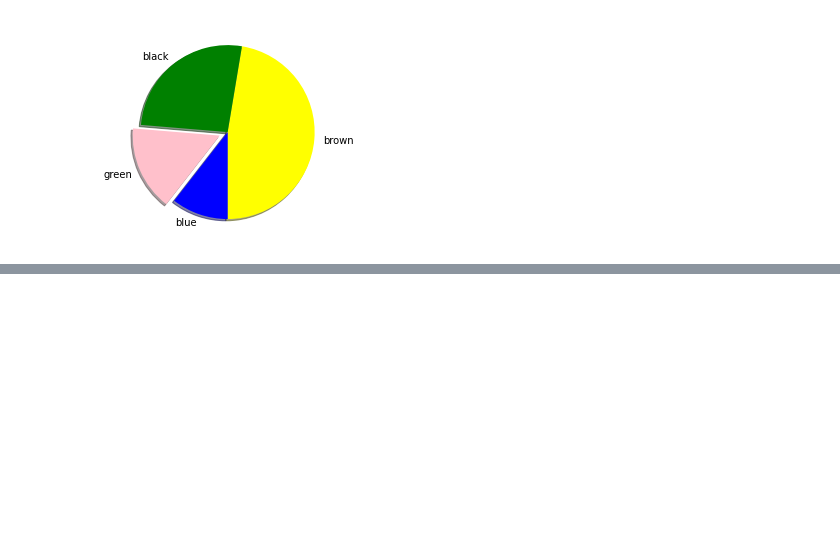
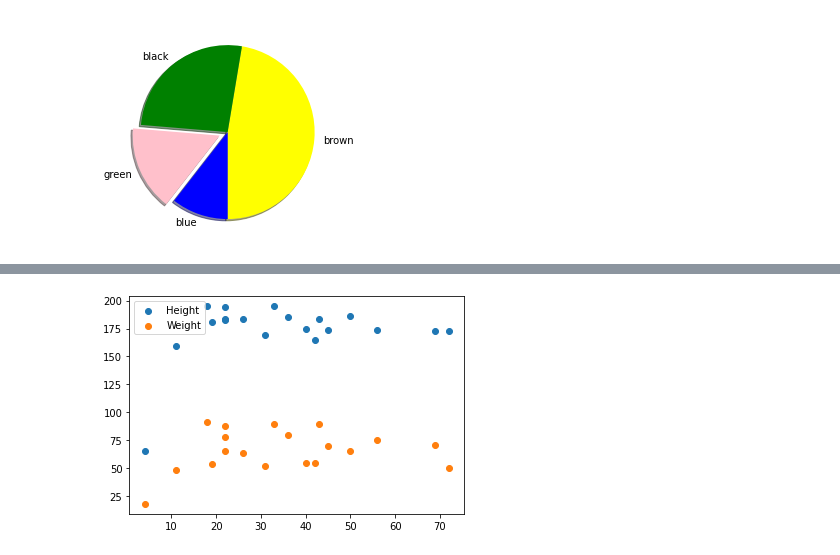
Before and after one commit to iamBehzad/Data_Mining_Statistics_Python, a Jupyter notebook: Plots.ipynb, the cells around one changed output, grey strips where cells are left out. Saved outputs shown, nothing was run; the diff lists cells and outputs as text; code cells hidden in the pictures; blank space fills up the shorter version.

```diff
--- a/Plots.ipynb
+++ b/Plots.ipynb
@@ -253,0 +266,6 @@ plt.pie(a , labels = b , startangle = 270 , explode = [0, 0, 0.1, 0],
+# %%
+plt.scatter(data.age, data.height , label= 'Height');
+plt.scatter(data.age, data.weight , label= 'Weight');
+plt.legend();
+# %% [output]
+[figure, added]
```
Also changed, not shown: parts of 14 cells of this notebook.
